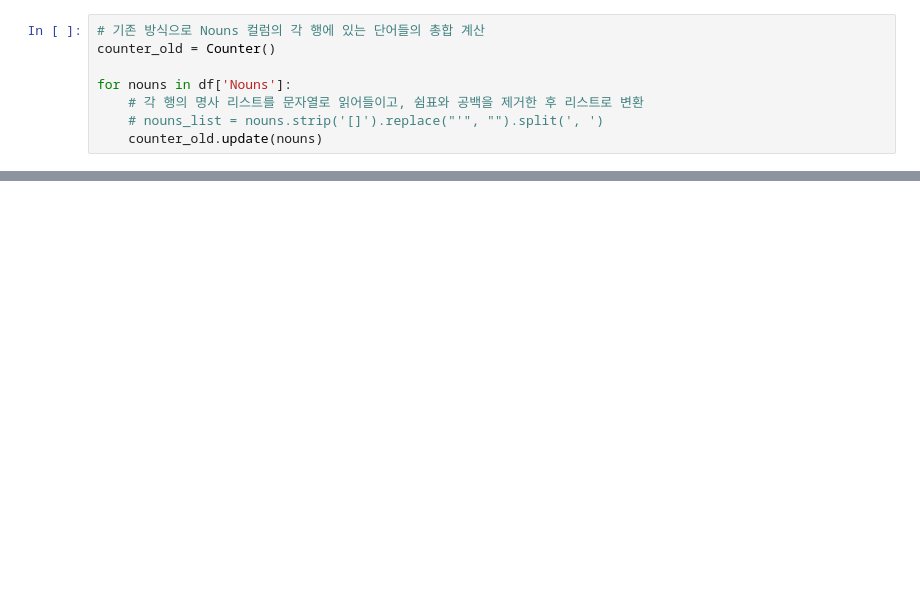
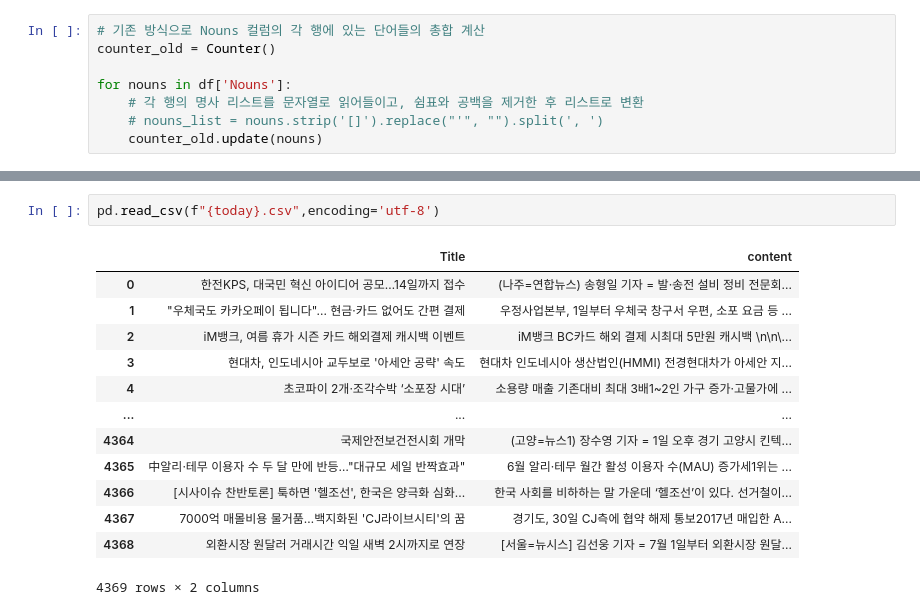
Before and after one commit to Seokkwang/third_project, a Jupyter notebook: news_crawling_test.ipynb, the cells around one changed output, grey strips where cells are left out. Saved outputs shown, nothing was run; the diff lists cells and outputs as text; blank space fills up the shorter version.

```diff
--- a/news_crawling_test.ipynb
+++ b/news_crawling_test.ipynb
@@ -338,0 +218,16 @@ TimeoutError:
+# %%
+pd.read_csv(f"{today}.csv",encoding='utf-8')
+# %% [output]
+|  | Title | content |
+| 0 | 한전KPS, 대국민 혁신 아이디어 공모…14일까지 접수 | (나주=연합뉴스) 송형일 기자 = 발·송전 설비 정비 전문회... |
+| 1 | "우체국도 카카오페이 됩니다"... 현금·카드 없어도 간편 결제 | 우정사업본부, 1일부터 우체국 창구서 우편, 소포 요금 등 ... |
+| 2 | iM뱅크, 여름 휴가 시즌 카드 해외결제 캐시백 이벤트 | iM뱅크 BC카드 해외 결제 시최대 5만원 캐시백 \n\n\... |
+| 3 | 현대차, 인도네시아 교두보로 '아세안 공략' 속도 | 현대차 인도네시아 생산법인(HMMI) 전경현대차가 아세안 지... |
+| 4 | 초코파이 2개·조각수박 ‘소포장 시대’ | 소용량 매출 기존대비 최대 3배1~2인 가구 증가·고물가에 ... |
+| ... | ... | ... |
+| 4364 | 국제안전보건전시회 개막 | (고양=뉴스1) 장수영 기자 = 1일 오후 경기 고양시 킨텍... |
+| 4365 | 中알리·테무 이용자 수 두 달 만에 반등…"대규모 세일 반짝효과" | 6월 알리·테무 월간 활성 이용자 수(MAU) 증가세1위는 ... |
+| 4366 | [시사이슈 찬반토론] 툭하면 '헬조선', 한국은 양극화 심화... | 한국 사회를 비하하는 말 가운데 ‘헬조선’이 있다. 선거철이... |
+| 4367 | 7000억 매몰비용 물거품…백지화된 'CJ라이브시티'의 꿈 | 경기도, 30일 CJ측에 협약 해제 통보2017년 매입한 A... |
+| 4368 | 외환시장 원달러 거래시간 익일 새벽 2시까지로 연장 | [서울=뉴시스] 김선웅 기자 = 7월 1일부터 외환시장 원달... |
+4369 rows × 2 columns
```
Also changed, not shown: parts of 12 cells of this notebook.
